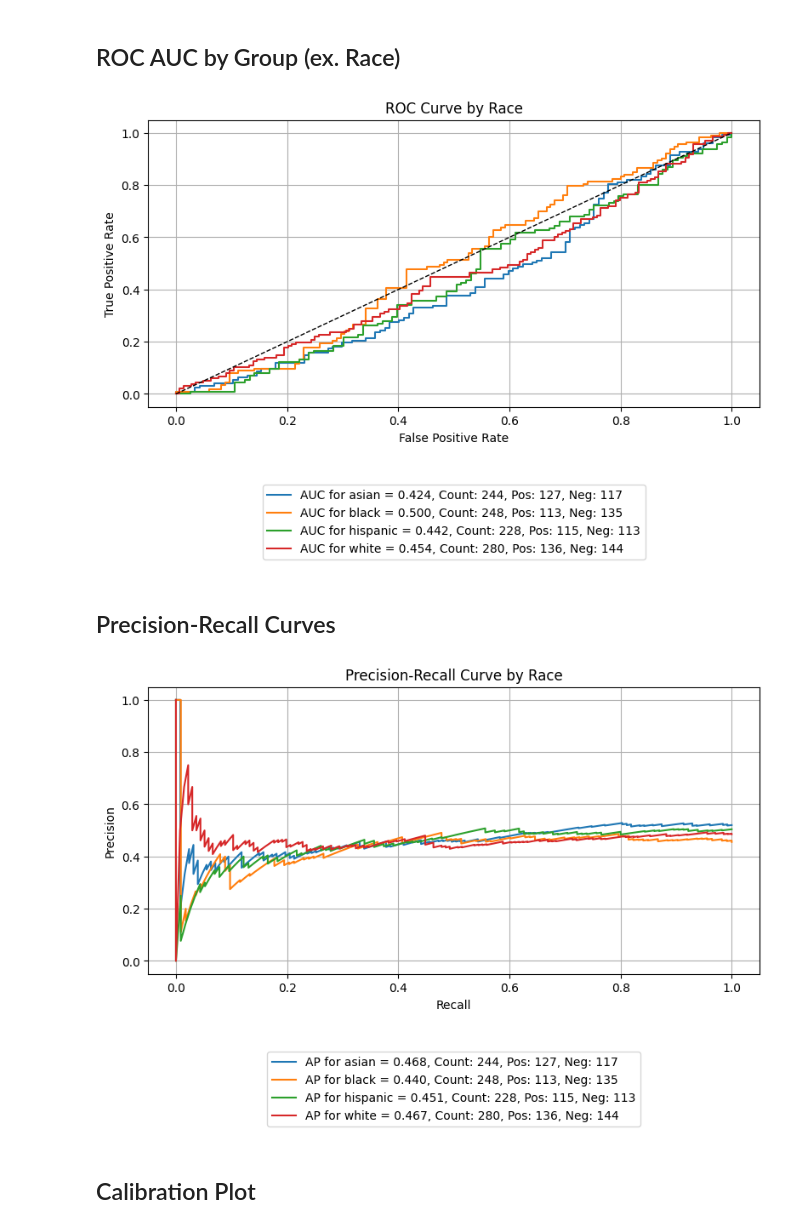
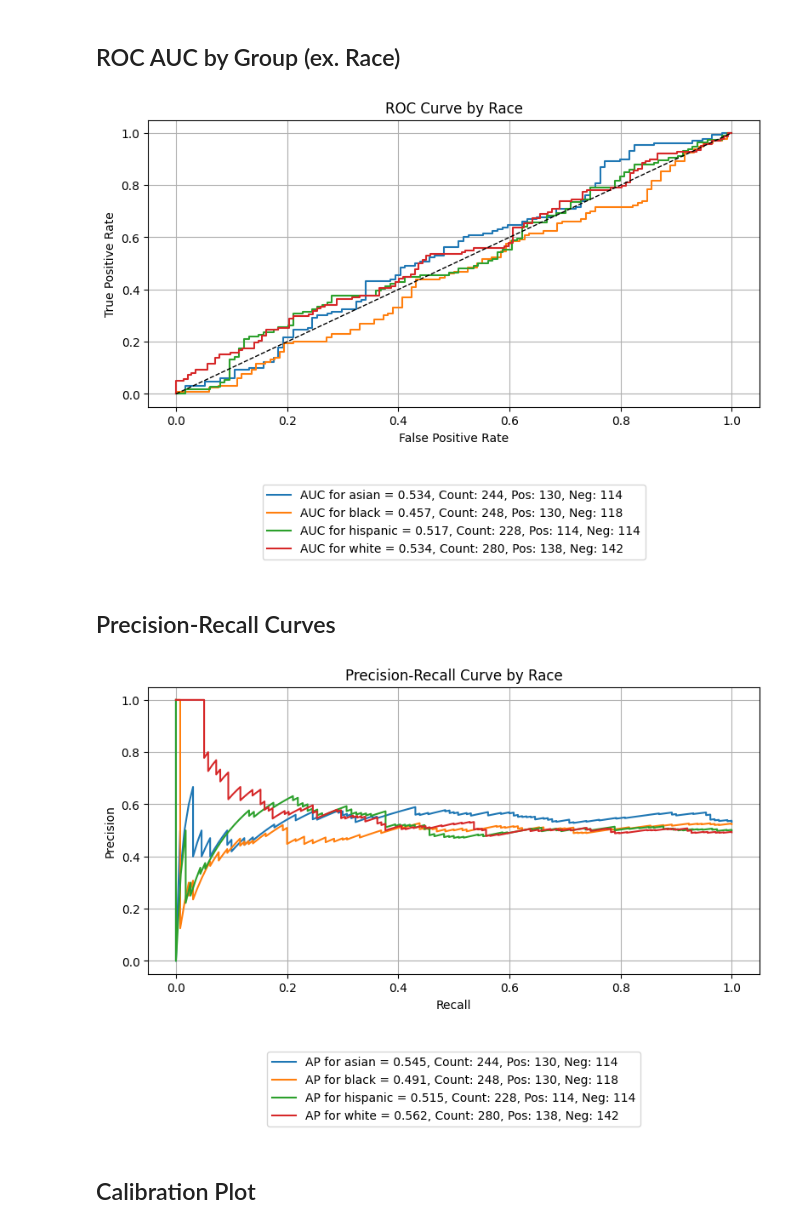
Before and after one commit to uclamii/equiboots_docs, a Jupyter notebook: notebooks/equi_boots_plots.ipynb, the cells around one changed output. Cells and saved outputs as stored; diff of their text form; code cells hidden in the pictures.

```diff
--- a/notebooks/equi_boots_plots.ipynb
+++ b/notebooks/equi_boots_plots.ipynb
@@ -51,7 +45,7 @@ fairness_df = pd.DataFrame(
 )
 
 # Initialize and process groups
-eq = EquiBoots(
+eq = eqb.EquiBoots(
     y_true=y_true,
     y_prob=y_prob,
     y_pred=y_pred,
@@ -61,7 +55,7 @@ eq = EquiBoots(
 eq.grouper(groupings_vars=["race", "sex"])
 sliced_data = eq.slicer("race")
 
-eq2 = EquiBoots(
+eq2 = eqb.EquiBoots(
     y_true,
     y_prob,
     y_pred,
@@ -76,7 +70,9 @@ eq2 = EquiBoots(
 )
 
 # Set seeds
-eq2.set_fix_seeds([42, 123, 222, 999])
+int_list = np.linspace(0, 100, num=10, dtype=int).tolist()
+
+eq2.set_fix_seeds(int_list)
 
 print("seeds", eq2.seeds)
 
@@ -141,28 +133,26 @@ eq_disparity_metrics_plot(
 # %% [markdown]
 ## ROC AUC by Group (ex. Race)
 # %%
-eq_plot_roc_auc(
+eqb.eq_plot_roc_auc(
     data=sliced_data,
     title="ROC Curve by Race",
-    # tick_fontsize=8,
     decimal_places=3,
 )
 # %% [output]
-[figure, old version]
+[figure, new version]
 # %% [markdown]
 ## Precision-Recall Curves
 # %%
 # Precision-Recall plot
-fig2 = eq_plot_precision_recall(
+fig2 = eqb.eq_plot_precision_recall(
     data=sliced_data,
     title="Precision-Recall Curve by Race",
     # tick_fontsize=8,
     decimal_places=3,
     dpi=100,
 )
-fig2
 # %% [output]
-[figure, old version]
+[figure, new version]
 # %% [markdown]
 ## Calibration Plot
 # %%
```
Also changed, not shown: parts of 6 cells of this notebook, 1 other file.
